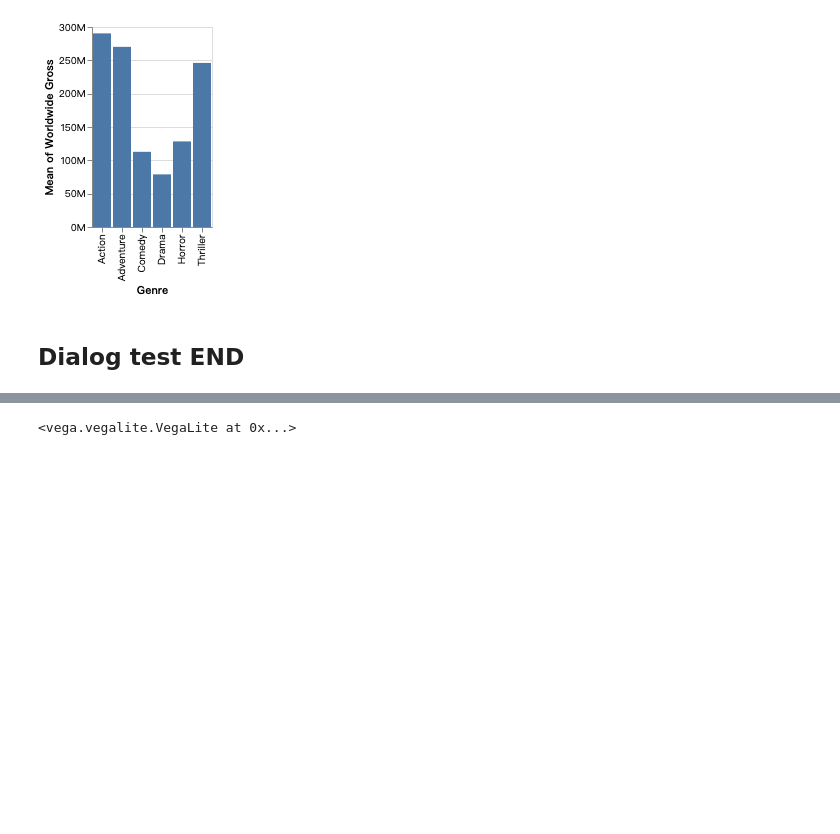
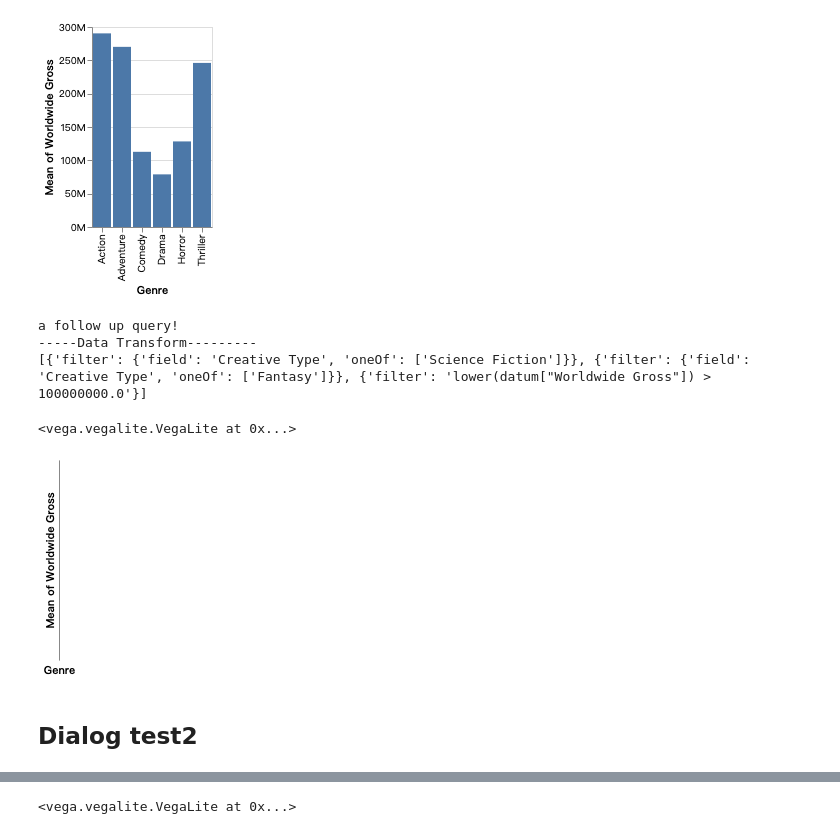
Before and after one commit to bopan3/nl4dv_enhance, a Jupyter notebook: examples/applications/notebook/Demo.ipynb, the cells around one changed output, grey strips where cells are left out. Cells and saved outputs as stored; diff of their text form; code cells hidden in the pictures; blank space fills up the shorter version.

Commit message:
cater case "gross over 100M"

```diff
--- a/examples/applications/notebook/Demo.ipynb
+++ b/examples/applications/notebook/Demo.ipynb
@@ -261,5 +261,14 @@ a follow up query!
 [{'filter': {'field': 'Creative Type', 'oneOf': ['Science Fiction']}}]
 <vega.vegalite.VegaLite at 0x...>
 [figure]
+# %%
+nl4dv_instance.render_vis("gross over 100M")
+# nl4dv_instance.render_vis("glloss over 100M")
+# %% [output]
+a follow up query!
+-----Data Transform---------
+[{'filter': {'field': 'Creative Type', 'oneOf': ['Science Fiction']}}, {'filter': {'field': 'Creative Type', 'oneOf': ['Fantasy']}}, {'filter': 'lower(datum["Worldwide Gross"]) > 100000000.0'}]
+<vega.vegalite.VegaLite at 0x...>
+[figure, added]
 # %% [markdown]
-## Dialog test END
+## Dialog test2
```
Also changed, not shown: parts of 5 cells of this notebook, 3 other files.
